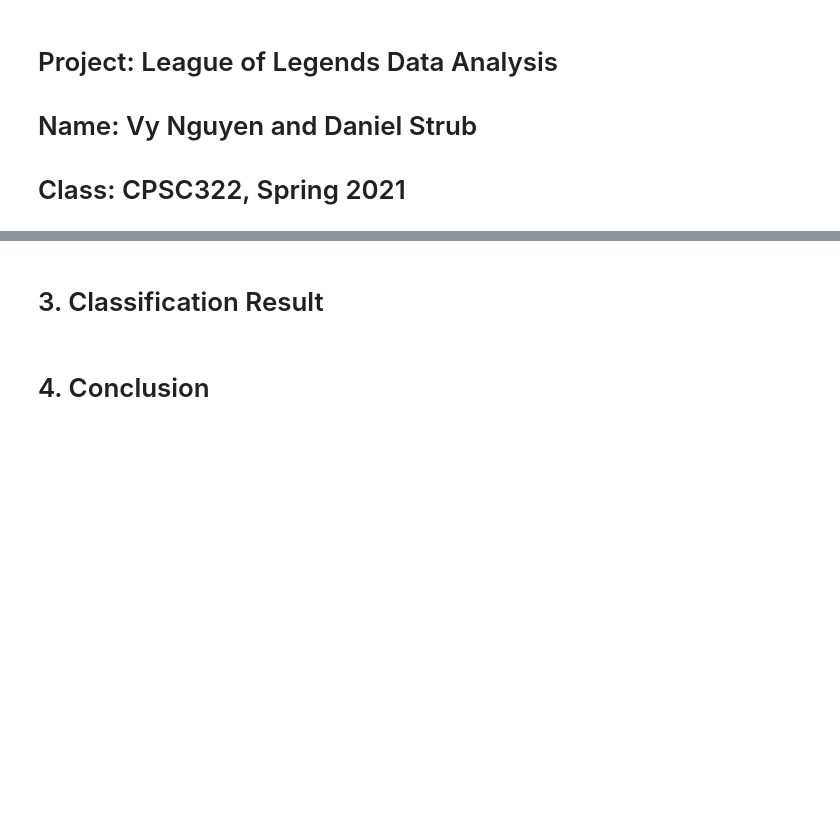
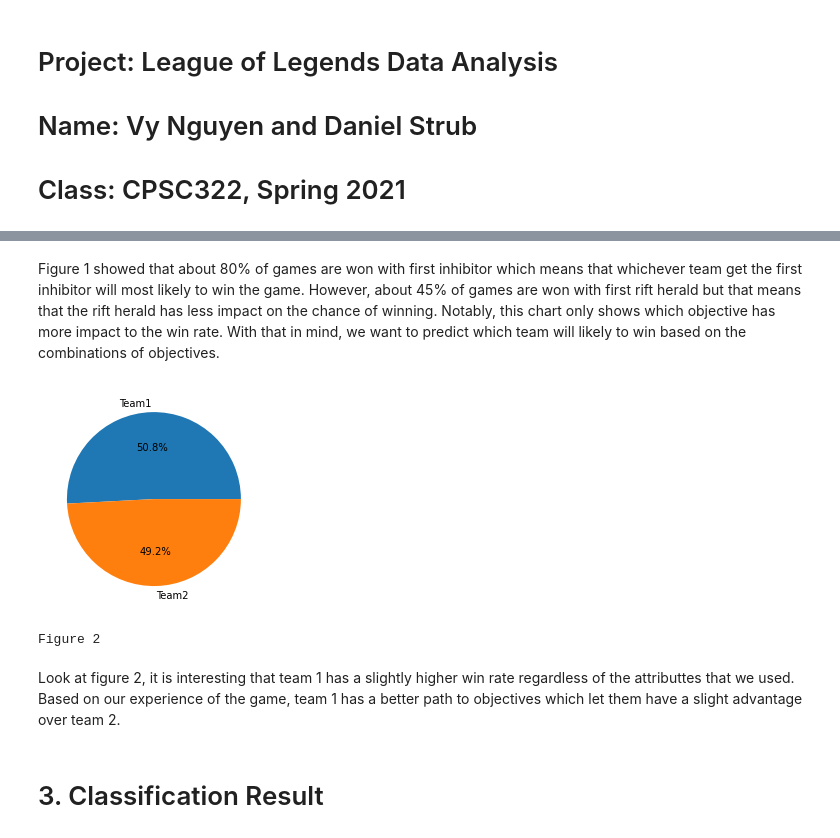
Before and after one commit to Nguyen101/League-of-Legends-Data-Analysis, a Jupyter notebook: Technical Report.ipynb, the cells around one changed output, grey strips where cells are left out. Cells and saved outputs as stored; diff of their text form; code cells hidden in the pictures; blank space fills up the shorter version.

```diff
--- a/Technical Report.ipynb
+++ b/Technical Report.ipynb
@@ -44,4 +55,13 @@ game_Y = [y for y in winner]
+# %% [markdown]
+Figure 1 showed that about 80% of games are won with first inhibitor which means that whichever team get the first inhibitor will most likely to win the game. However, about 45% of games are won with first rift herald but that means that the rift herald has less impact on the chance of winning. Notably, this chart only shows which objective has more impact to the win rate. With that in mind, we want to predict which team will likely to win based on the combinations of objectives.
+# %%
+team1, team2 = myutils.team_win_count(game_table, "winner")
+myutils.pie_chart(["Team1", "Team2"], [team1, team2])
+print("Figure 2")
+# %% [output]
+[figure, added]
+Figure 2
+# %% [markdown]
+Look at figure 2, it is interesting that team 1 has a slightly higher win rate regardless of the attributtes that we used. Based on our experience of the game, team 1 has a better path to objectives which let them have a slight advantage over team 2.
 # %% [markdown]
 # 3. Classification Result
-# %% [markdown]
-# 4. Conclusion
```
Also changed, not shown: parts of 8 cells of this notebook, 6 other files.
